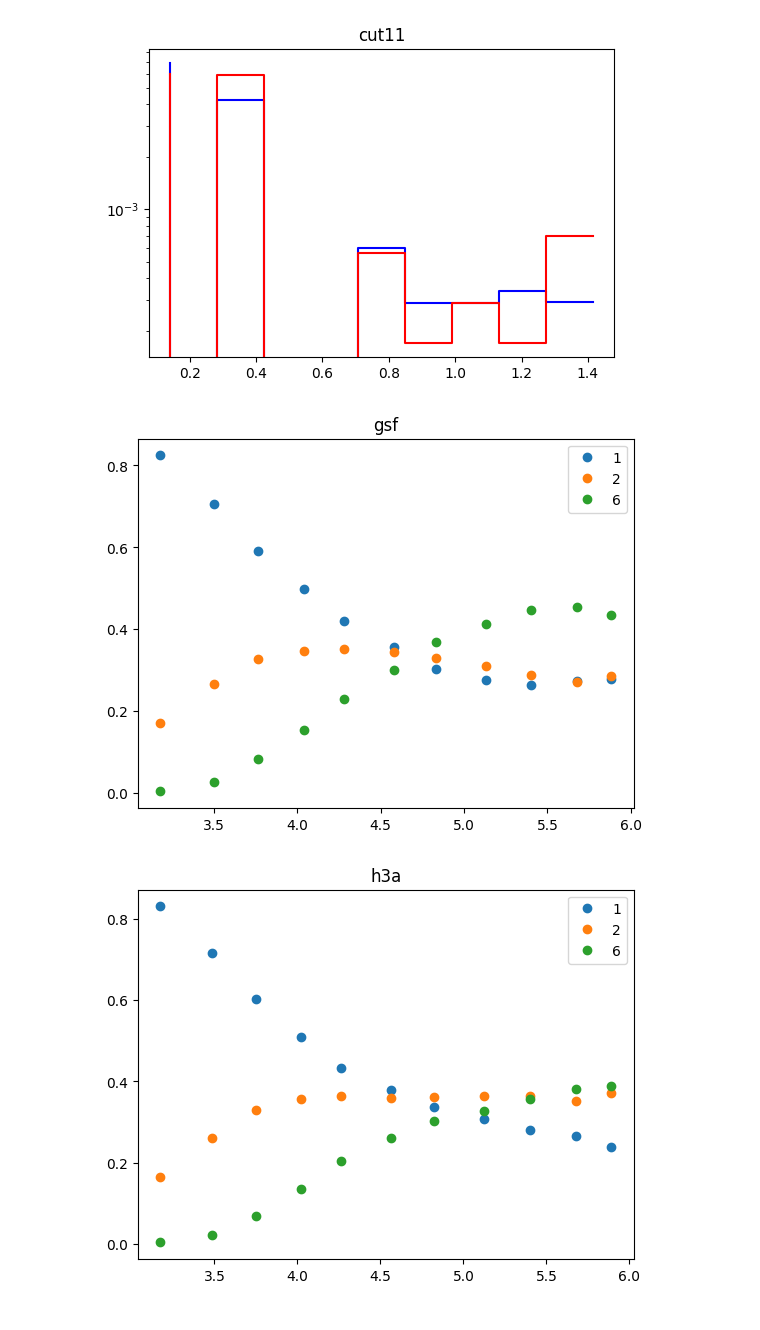
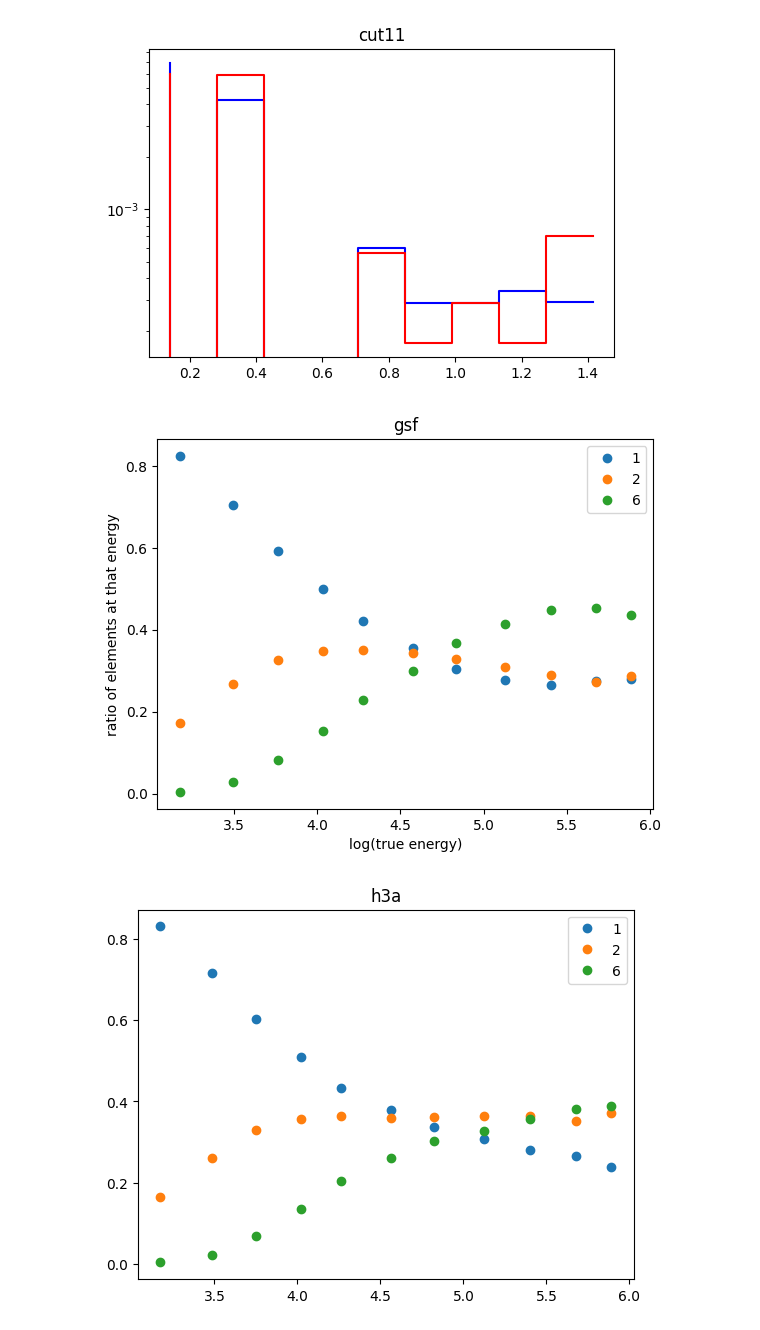
Before and after one commit to riyakore/WIPAC, a Jupyter notebook: HAWC_IceCube_Collab.ipynb, the cells around one changed output. Cells and saved outputs as stored; diff of their text form; code cells hidden in the pictures.

```diff
--- a/HAWC_IceCube_Collab.ipynb
+++ b/HAWC_IceCube_Collab.ipynb
@@ -248,19 +248,21 @@ total_n_h3a, total_edges_h3a = np.histogram(log_true_E, bins = mean_energies_h3a
 # %%
 # for i in np.unique(atomic_number):
 # gsf
 for i in [1,2,6]:
     if i >= 6:
         ni, ei = np.histogram(log_true_E[atomic_number >= i], bins = mean_energies_gsf, weights = gsf[atomic_number >= i])
     else:
         ni, ei = np.histogram(log_true_E[atomic_number == i], bins = mean_energies_gsf, weights = gsf[atomic_number == i])
 
     frac = ni/total_n_gsf
     plt.plot(ei[1:], frac, 'o',label=str(i))
 plt.title("gsf")
+plt.xlabel("log(true energy)")
+plt.ylabel("ratio of elements at that energy")
 plt.legend()
 plt.show()
 # %% [output]
-[figure, old version]
+[figure, new version]
 # %%
 # h3a
 for i in [1,2,6]:
```
Also changed, not shown: parts of 19 cells of this notebook.
